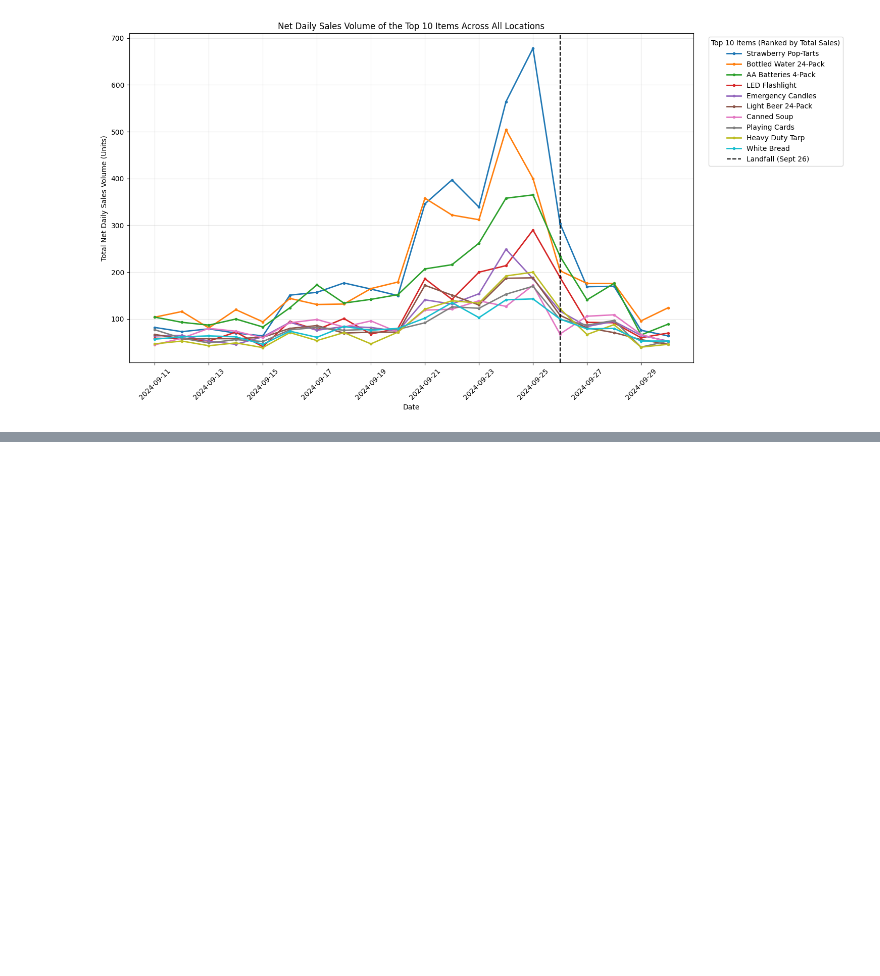
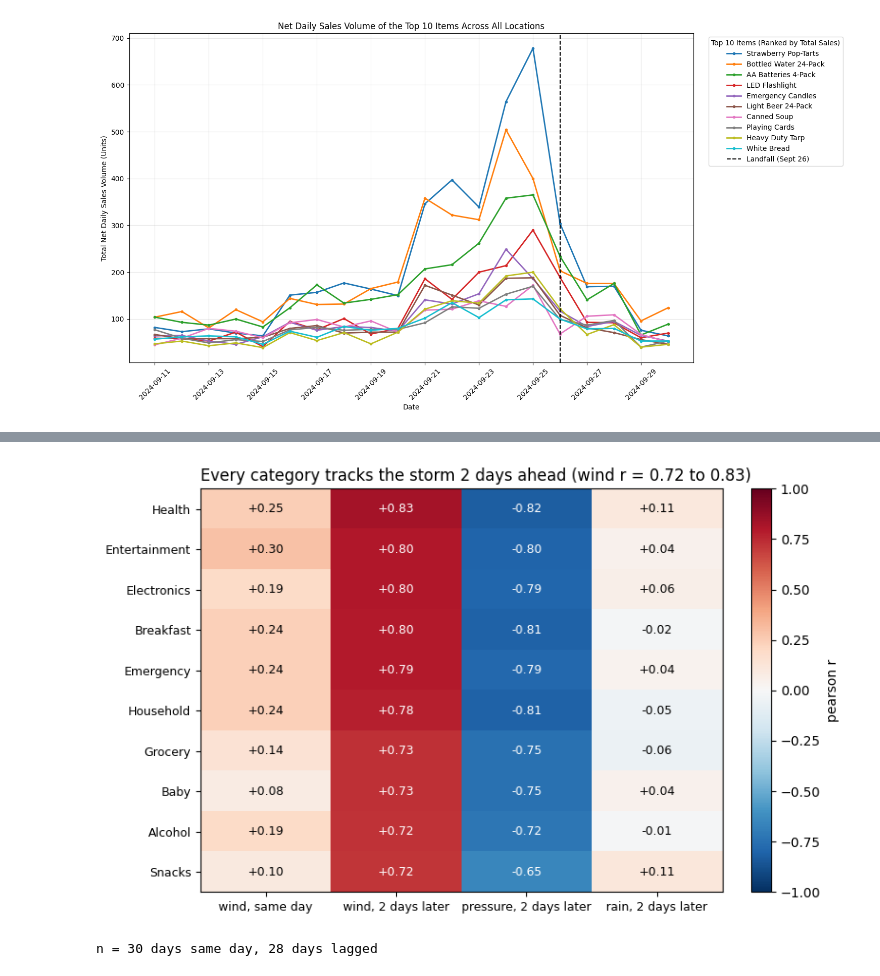
Before and after one commit to ayanrasulova/ds2002-midterm, a Jupyter notebook: notebooks/midterm_notebook.ipynb, the cells around one changed output, grey strips where cells are left out. Cells and saved outputs as stored; diff of their text form; code cells hidden in the pictures; blank space fills up the shorter version.

```diff
--- a/notebooks/midterm_notebook.ipynb
+++ b/notebooks/midterm_notebook.ipynb
@@ -810,0 +1036,32 @@ plt.show()
+# %%
+# chart 3: every category, same day vs the best lag
+measures = {
+    "wind, same day": statewide["max_wind_kmh"],
+    f"wind, {best_lag} days later": statewide["max_wind_kmh"].shift(-best_lag),
+    f"pressure, {best_lag} days later": statewide["min_pressure_hpa"].shift(-best_lag),
+    f"rain, {best_lag} days later": statewide["precipitation_mm"].shift(-best_lag),
+}
+category_corr = pd.DataFrame({
+    name: {category: category_daily[category].corr(weather) for category in category_daily.columns}
+    for name, weather in measures.items()
+}).sort_values(f"wind, {best_lag} days later", ascending=False)
+
+fig, ax = plt.subplots(figsize=(8, 5))
+image = ax.imshow(category_corr.values, cmap="RdBu_r", vmin=-1, vmax=1, aspect="auto")
+ax.set_xticks(range(len(category_corr.columns)))
+ax.set_xticklabels(category_corr.columns, fontsize=9)
+ax.set_yticks(range(len(category_corr.index)))
+ax.set_yticklabels(category_corr.index, fontsize=9)
+for (i, j), value in np.ndenumerate(category_corr.values):
+    ax.text(j, i, f"{value:+.2f}", ha="center", va="center", fontsize=9,
+            color="white" if abs(value) > 0.6 else "black")
+wind_lag = category_corr[f"wind, {best_lag} days later"]
+ax.set_title(f"Every category tracks the storm {best_lag} days ahead "
+             f"(wind r = {wind_lag.min():.2f} to {wind_lag.max():.2f})", loc="left", fontsize=12)
+fig.colorbar(image, ax=ax, fraction=0.04, label="pearson r")
+plt.tight_layout()
+plt.show()
+print(f"n = {len(statewide)} days same day, {len(statewide) - best_lag} days lagged")
+# %% [output]
+[figure, added]
+n = 30 days same day, 28 days lagged
```
Also changed, not shown: parts of 9 cells of this notebook.
